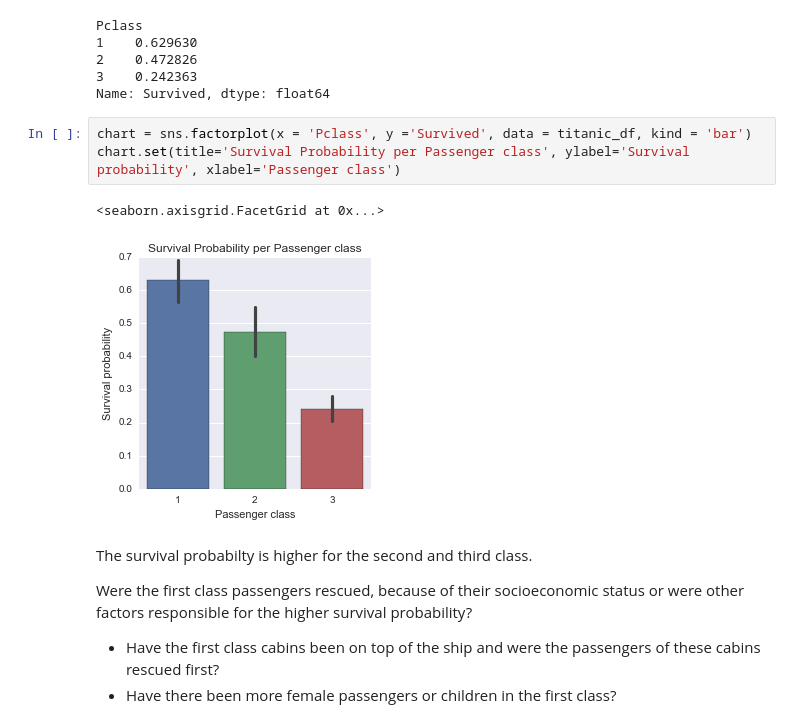
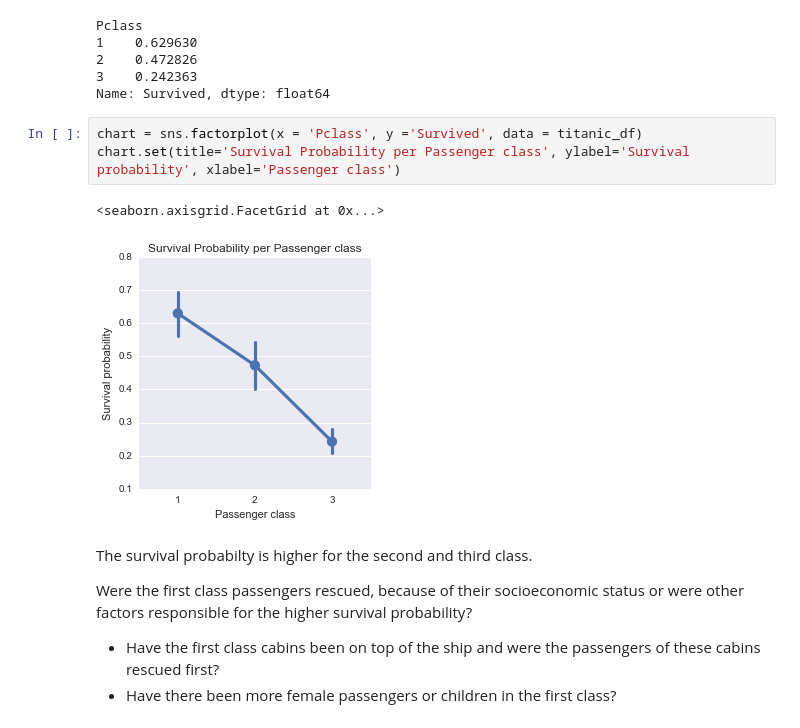
Before and after one commit to jenslaufer/data-analyst-nanodegree, a Jupyter notebook: p2/Assignment/Titanic Data.ipynb, the cells around one changed output. Cells and saved outputs as stored; diff of their text form.

Commit message:
improved charts

```diff
--- a/p2/Assignment/Titanic Data.ipynb
+++ b/p2/Assignment/Titanic Data.ipynb
@@ -434,11 +434,11 @@ Pclass
 3    0.242363
 Name: Survived, dtype: float64
 # %%
-chart = sns.factorplot(x = 'Pclass', y ='Survived', data = titanic_df, kind = 'bar')
+chart = sns.factorplot(x = 'Pclass', y ='Survived', data = titanic_df)
 chart.set(title='Survival Probability per Passenger class', ylabel='Survival probability', xlabel='Passenger class')
 # %% [output]
 <seaborn.axisgrid.FacetGrid at 0x...>
-[figure, old version]
+[figure, new version]
 # %% [markdown]
 The survival probabilty is higher for the second and third class.
 
```
Also changed, not shown: parts of 7 cells of this notebook.
